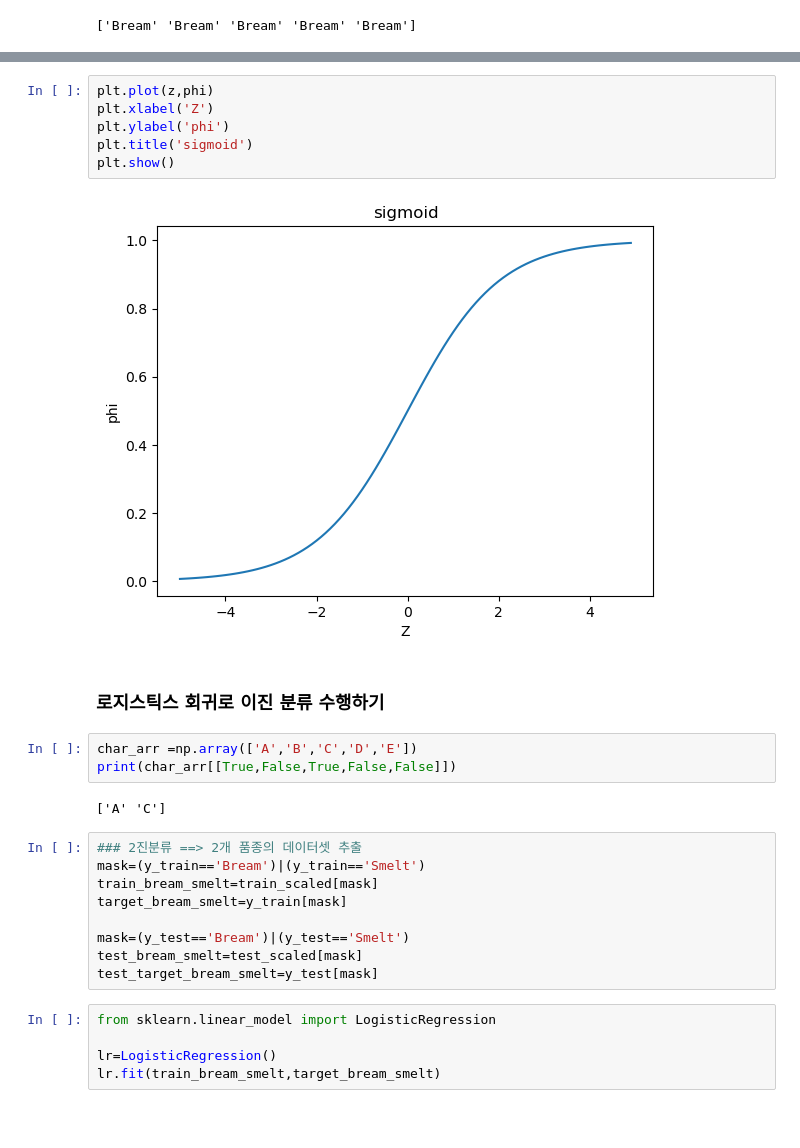
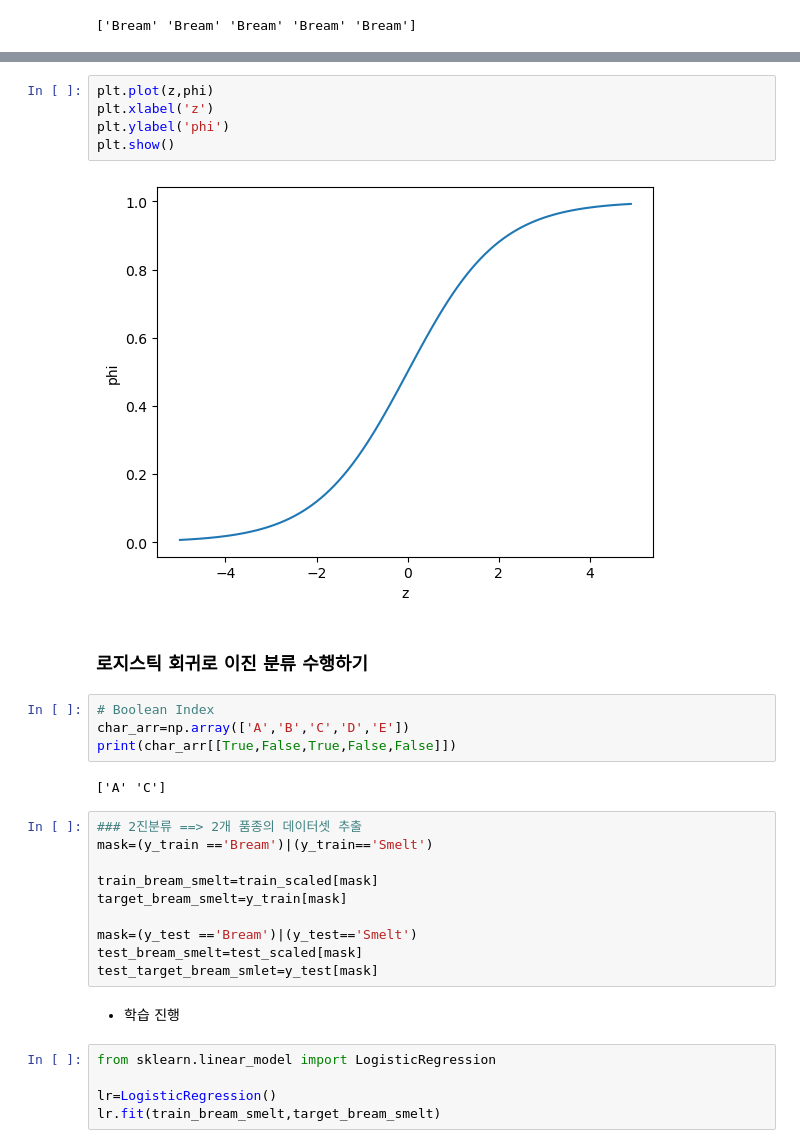
Before and after one commit to cubeninggen/KDT-2024, a Jupyter notebook: ML/DAY_06/ex_Logit.ipynb, the cells around one changed output, grey strips where cells are left out. Drawn from its saved outputs; the diff is of its cells as text; blank space fills up the shorter version.

```diff
--- a/ML/DAY_06/ex_Logit.ipynb
+++ b/ML/DAY_06/ex_Logit.ipynb
@@ -96,28 +104,31 @@ z =>[-5.  -4.9 -4.8 -4.7 -4.6 -4.5 -4.4 -4.3 -4.2 -4.1 -4.  -3.9 -3.8 -3.7
  0.990048 0.990987 0.991837 0.992608]
 # %%
 plt.plot(z,phi)
-plt.xlabel('Z')
+plt.xlabel('z')
 plt.ylabel('phi')
-plt.title('sigmoid')
 plt.show()
 # %% [output]
-[figure, old version]
+[figure, new version]
 # %% [markdown]
-### 로지스틱스 회귀로 이진 분류 수행하기
+### 로지스틱 회귀로 이진 분류 수행하기
 # %%
-char_arr =np.array(['A','B','C','D','E'])
+# Boolean Index
+char_arr=np.array(['A','B','C','D','E'])
 print(char_arr[[True,False,True,False,False]])
 # %% [output]
 ['A' 'C']
 # %%
 ### 2진분류 ==> 2개 품종의 데이터셋 추출
-mask=(y_train=='Bream')|(y_train=='Smelt')
+mask=(y_train =='Bream')|(y_train=='Smelt')
+
 train_bream_smelt=train_scaled[mask]
 target_bream_smelt=y_train[mask]
 
-mask=(y_test=='Bream')|(y_test=='Smelt')
+mask=(y_test =='Bream')|(y_test=='Smelt')
 test_bream_smelt=test_scaled[mask]
-test_target_bream_smelt=y_test[mask]
+test_target_bream_smlet=y_test[mask]
+# %% [markdown]
+- 학습 진행
 # %%
 from sklearn.linear_model import LogisticRegression
 
```
Also changed, not shown: parts of 22 cells of this notebook, 4 other files.
